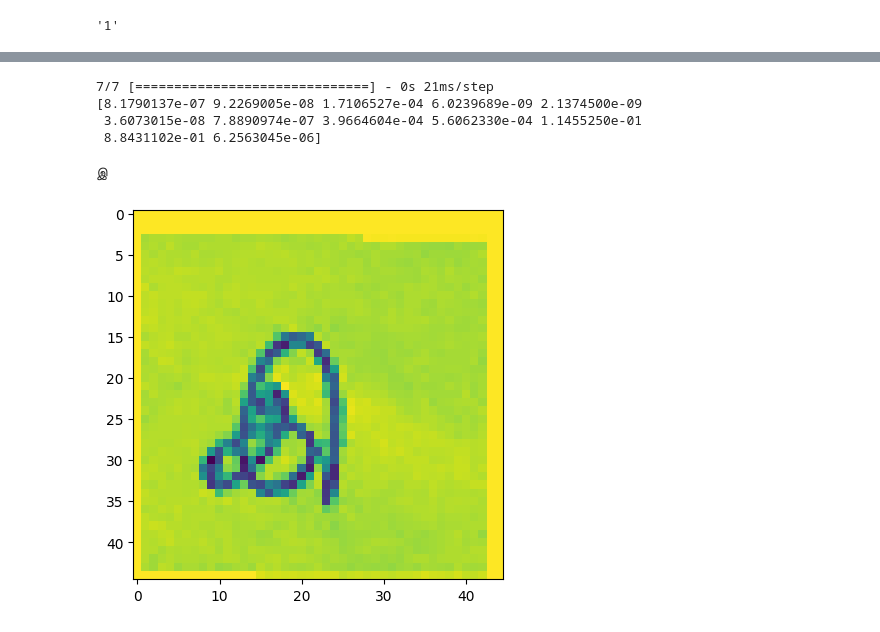
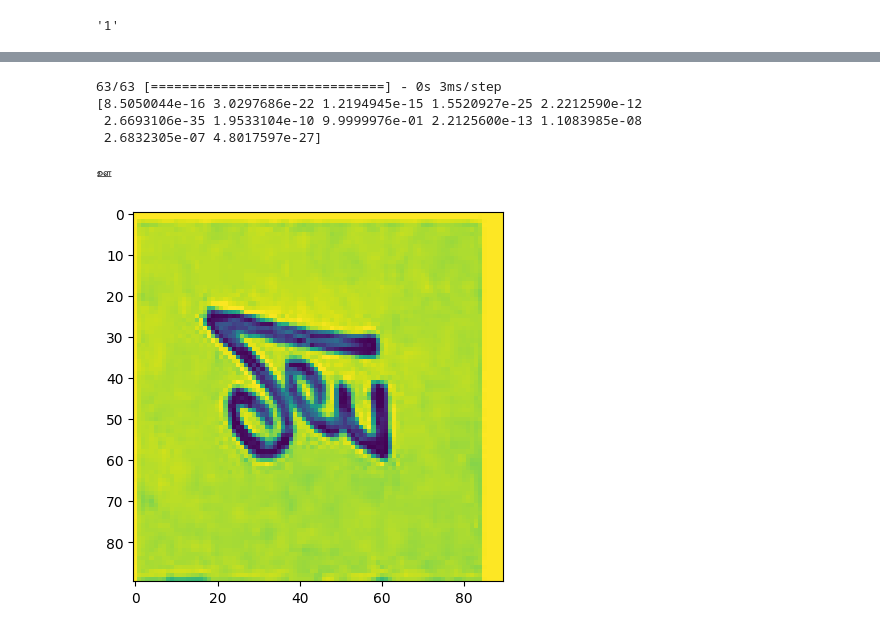
Before and after one commit to saieswaramurali/RECOGNITION_OF_TAMIL_CHARACTERS_USING_CNN, a Jupyter notebook: RECOGNITION_OF_TAMIL_CHARACTERS.ipynb, the cells around one changed output, grey strips where cells are left out. Cells and saved outputs as stored; diff of their text form; code cells hidden in the pictures.

```diff
--- a/RECOGNITION_OF_TAMIL_CHARACTERS.ipynb
+++ b/RECOGNITION_OF_TAMIL_CHARACTERS.ipynb
@@ -84,13 +83,13 @@ for i in labels :
 train_images = []
 train_labels = []
 
-for i in range(1000) :
+for i in range(10000) :
   train_images.append(images[i])
   train_labels.append(int(labels[i]))
 
 test_images = []
 test_labels = []
-for i in range(1000, 1200) :
+for i in range(10000, 12000) :
   test_images.append(images[i])
   test_labels.append(int(labels[i]))
 
@@ -138,7 +135,7 @@ from tensorflow.keras.layers import Conv2D, MaxPooling2D, Flatten, Dense
 model = Sequential()
 
 # Convolutional and pooling layers
-model.add(Conv2D(32, (3, 3), activation='relu', input_shape=(45,45,1)))
+model.add(Conv2D(32, (3, 3), activation='relu', input_shape=(90,90 ,1)))
 model.add(MaxPooling2D((2, 2)))
 model.add(Conv2D(64, (3, 3), activation='relu'))
 model.add(MaxPooling2D((2, 2)))
@@ -173,5 +170,5 @@ Trainable params: 241804 (944.55 KB)
 Non-trainable params: 0 (0.00 Byte)
 _________________________________________________________________
 # %%
-model.fit(X_train, X_labels, epochs=10)
+model.fit(X_train, X_labels, epochs=7)
 # %% [output]
@@ -198,16 +189,16 @@ Epoch 10/10
 <keras.src.callbacks.History at 0x...>
 # %%
 m = model.predict(y_train, verbose=1)
-n = np.argmax(m[189])
+n = np.argmax(m[1499])
 print(m[0])
 # %% [output]
-7/7 [==============================] - 0s 21ms/step
-[8.1790137e-07 9.2269005e-08 1.7106527e-04 6.0239689e-09 2.1374500e-09
- 3.6073015e-08 7.8890974e-07 3.9664604e-04 5.6062330e-04 1.1455250e-01
- 8.8431102e-01 6.2563045e-06]
+63/63 [==============================] - 0s 3ms/step
+[8.5050044e-16 3.0297686e-22 1.2194945e-15 1.5520927e-25 2.2212590e-12
+ 2.6693106e-35 1.9533104e-10 9.9999976e-01 2.2125600e-13 1.1083985e-08
+ 2.6832305e-07 4.8017597e-27]
 # %%
-plt.imshow(y_train[189])
+plt.imshow(y_train[1499])
 print(class_labels[n])
 # %% [output]
-இ
+ஊ
-[figure, old version]
+[figure, new version]
```
Also changed, not shown: parts of 17 cells of this notebook.
